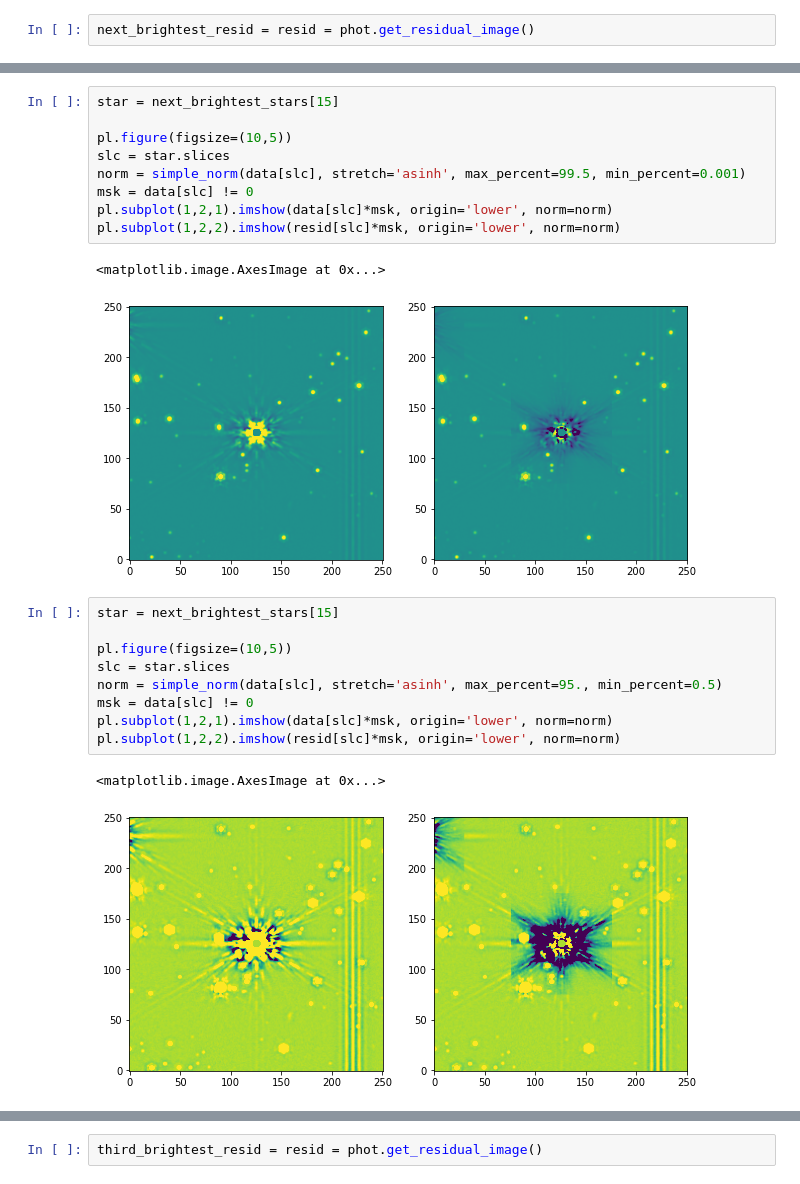
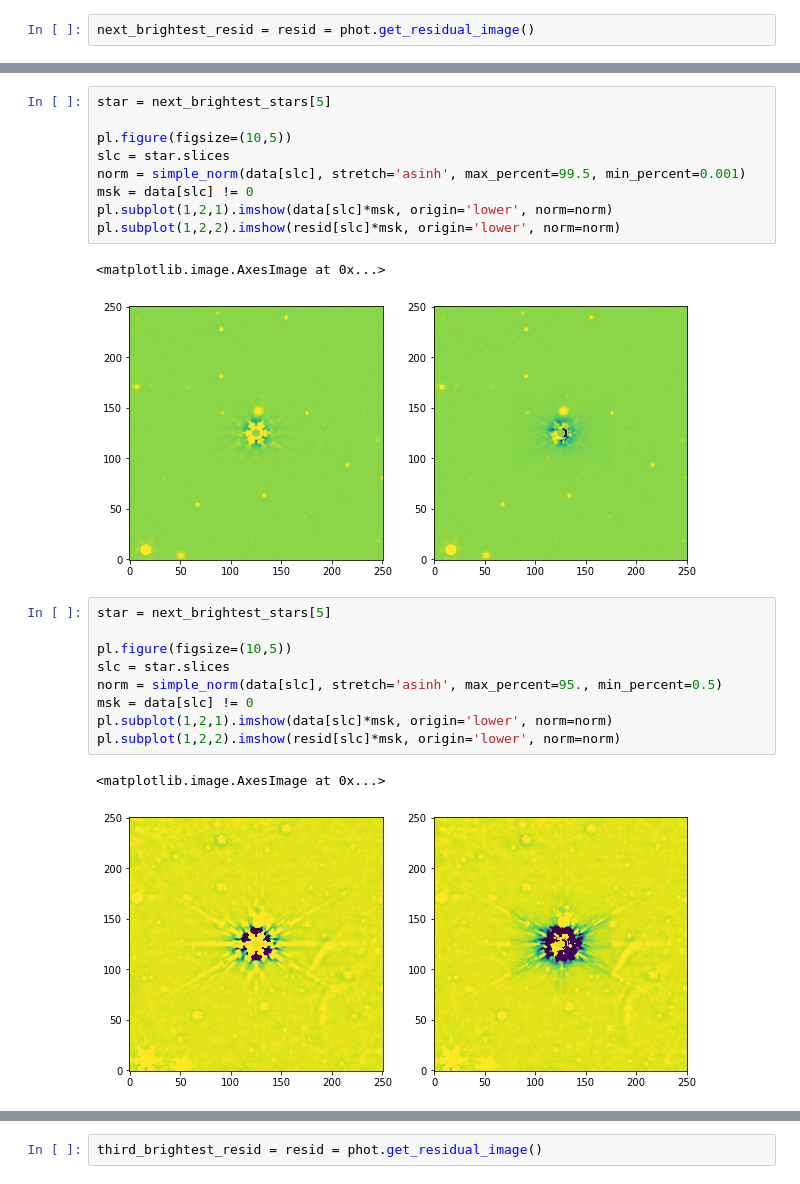
Before and after one commit to keflavich/JW0731_Carina, a Jupyter notebook: FitSaturatedStars.ipynb, the cells around one changed output, grey strips where cells are left out. Cells and saved outputs as stored; diff of their text form.

```diff
--- a/FitSaturatedStars.ipynb
+++ b/FitSaturatedStars.ipynb
@@ -297,17 +302,17 @@ pl.subplot(1,2,2).imshow(resid[slc]*msk, origin='lower', norm=norm)
 # %%
-star = next_brightest_stars[15]
+star = next_brightest_stars[5]
 
 pl.figure(figsize=(10,5))
 slc = star.slices
 norm = simple_norm(data[slc], stretch='asinh', max_percent=99.5, min_percent=0.001)
 msk = data[slc] != 0
 pl.subplot(1,2,1).imshow(data[slc]*msk, origin='lower', norm=norm)
 pl.subplot(1,2,2).imshow(resid[slc]*msk, origin='lower', norm=norm)
 # %% [output]
 <matplotlib.image.AxesImage at 0x...>
-[figure, old version]
+[figure, new version]
 # %%
-star = next_brightest_stars[15]
+star = next_brightest_stars[5]
 
 pl.figure(figsize=(10,5))
 slc = star.slices
@@ -317,7 +322,7 @@ pl.subplot(1,2,1).imshow(data[slc]*msk, origin='lower', norm=norm)
 pl.subplot(1,2,2).imshow(resid[slc]*msk, origin='lower', norm=norm)
 # %% [output]
 <matplotlib.image.AxesImage at 0x...>
-[figure, old version]
+[figure, new version]
 # %%
 phot = BasicPSFPhotometry(finder=finder_maker(min_size=30, max_size=50),
                           group_maker=daogroup,
```
Also changed, not shown: parts of 21 cells of this notebook, 1 other file.
